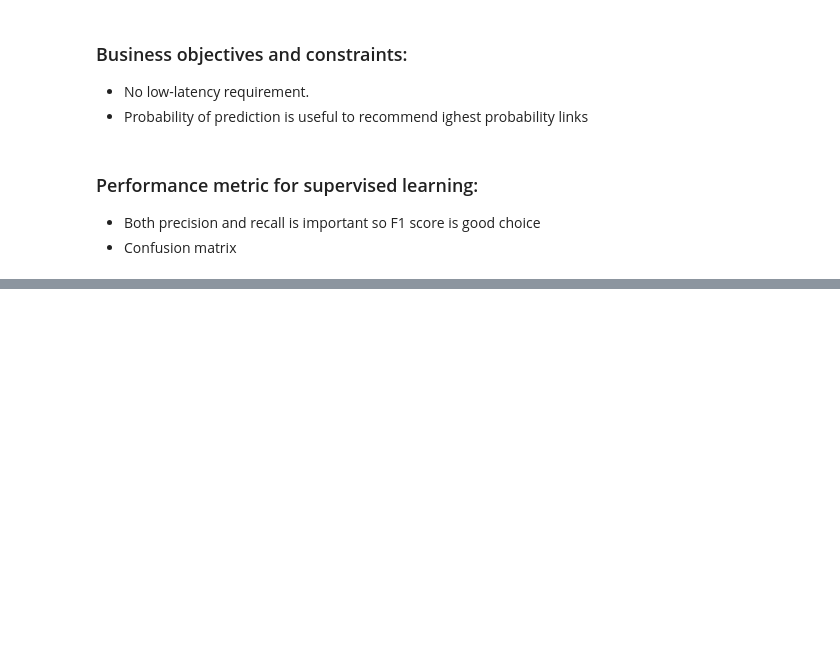
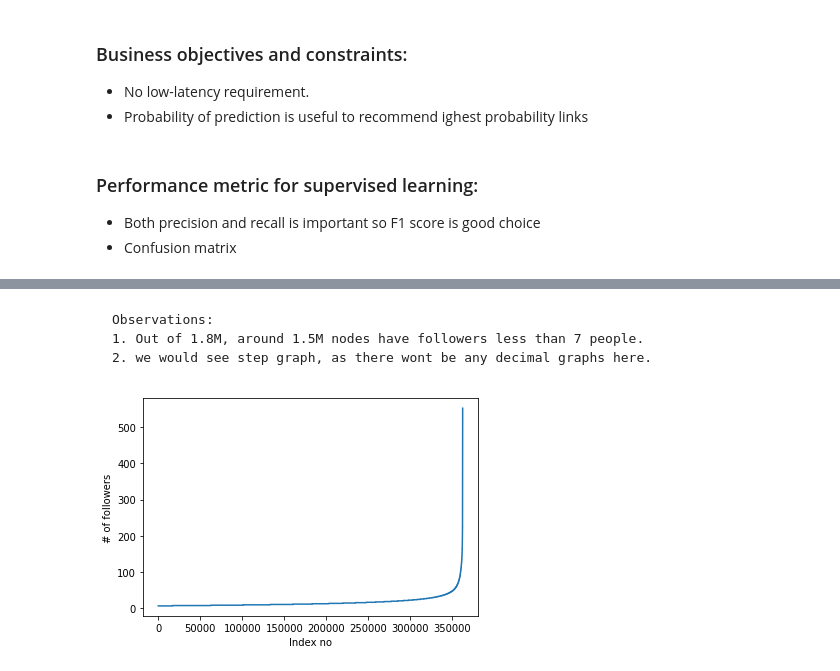
Before and after one commit to subro12/FacebookFriendRecommendation, a Jupyter notebook: S_FB_EDA.ipynb, the cells around one changed output, grey strips where cells are left out. Drawn from its saved outputs; the diff is of its cells as text; code cells hidden in the pictures; blank space fills up the shorter version.

```diff
--- a/S_FB_EDA.ipynb
+++ b/S_FB_EDA.ipynb
@@ -33,0 +161,16 @@ import numpy as np
+# %% [markdown]
+<pre>
+Observations:
+1. Out of 1.8M, around 1.5M nodes have followers less than 7 people.
+2. we would see step graph, as there wont be any decimal graphs here.
+</pre>
+# %%
+plt.plot(indegree_list[1500000:])
+# plt.ticklabel_format(useOffset=False)
+plt.ticklabel_format(useOffset=False)
+plt.xlabel('Index no')
+plt.ylabel('# of followers')
+plt.show()
+# we are getting right information with this, lets see percentiles
+# %% [output]
+[figure, added]
```
Also changed, not shown: parts of 31 cells of this notebook.
